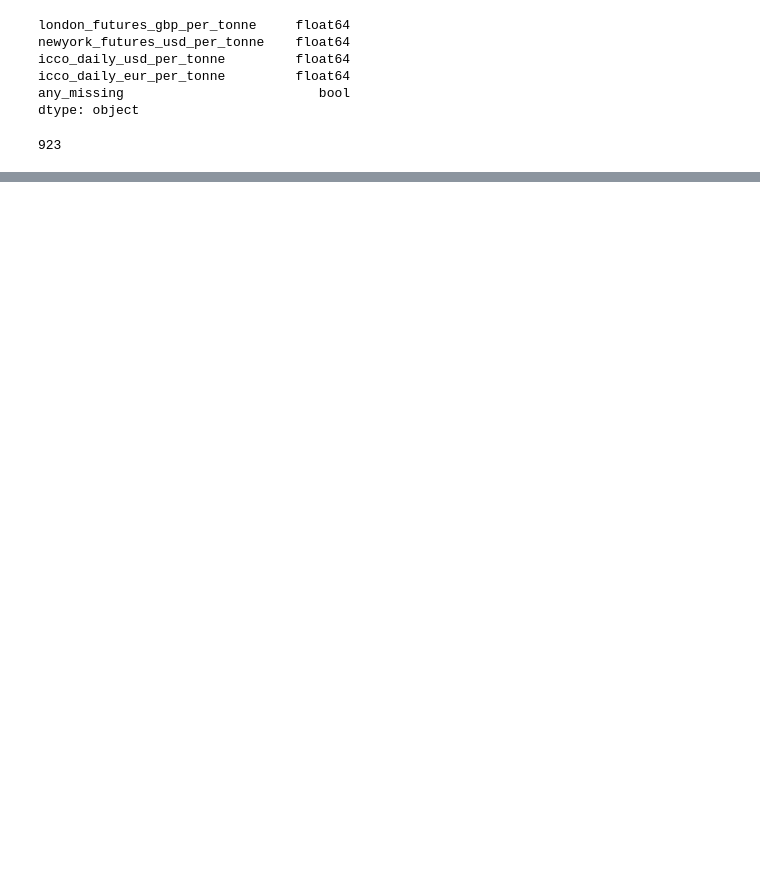
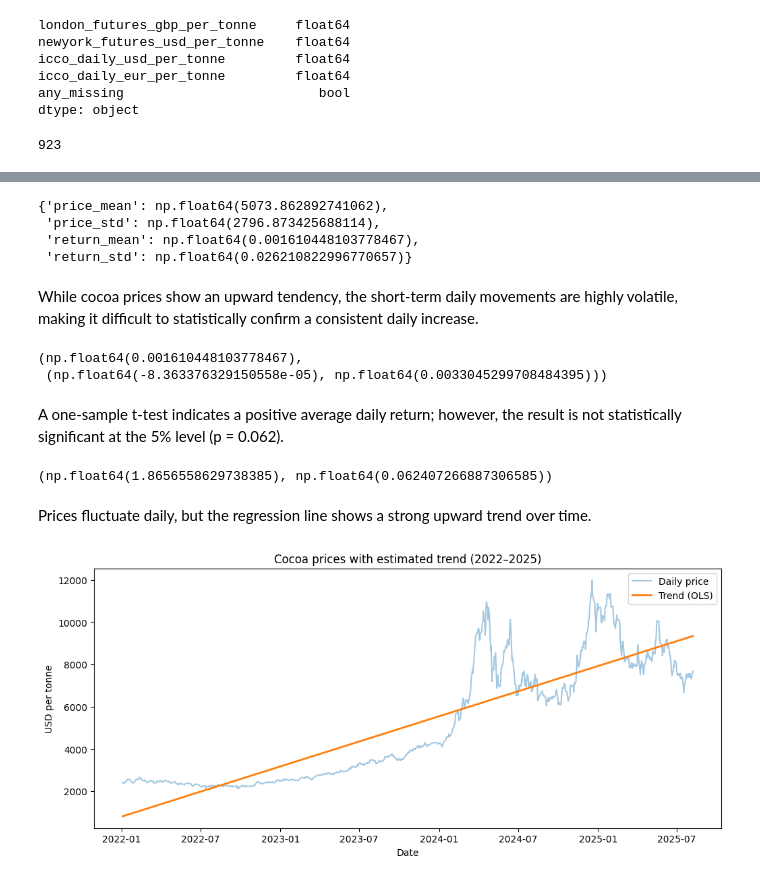
Before and after one commit to Lina060992/Chocolate, a Jupyter notebook: cocoa_prices_2022_2025.ipynb, the cells around one changed output, grey strips where cells are left out. Drawn from its saved outputs; the diff is of its cells as text; code cells hidden in the pictures; blank space fills up the shorter version.

Commit message:
statistics

```diff
--- a/cocoa_prices_2022_2025.ipynb
+++ b/cocoa_prices_2022_2025.ipynb
@@ -212,0 +270,10 @@ df_cocoa_prices.to_sql(
+# %%
+# Load data from PostgreSQL into Python
+df = pd.read_sql(
+    f"SELECT * FROM {schema}.jl_cocoa_prices_2022_2025 ORDER BY \"Date\"",
+    engine
+)
+
+df["Date"] = pd.to_datetime(df["Date"])
+df = df.sort_values("Date")
+df.head()
@@ -212,0 +287,3 @@ df_cocoa_prices.to_sql(
+# %%
+price_col = "icco_daily_usd_per_tonne"
+s = df[price_col].astype(float)
@@ -212,0 +292,5 @@ df_cocoa_prices.to_sql(
+# %%
+# This computes the daily percentage change in cocoa prices:
+df["return"] = df[price_col].pct_change()     # daily percent change
+
+df[["Date", price_col, "return"]].head(10)
@@ -212,0 +319,61 @@ df_cocoa_prices.to_sql(
+# %%
+variation = {
+    "price_mean": df[price_col].mean(),
+    "price_std": df[price_col].std(),
+    "return_mean": df["return"].mean(),
+    "return_std": df["return"].std(),  # daily volatility
+}
+variation
+# %% [output]
+{'price_mean': np.float64(5073.862892741062),
+ 'price_std': np.float64(2796.873425688114),
+ 'return_mean': np.float64(0.001610448103778467),
+ 'return_std': np.float64(0.026210822996770657)}
+# %% [markdown]
+While cocoa prices show an upward tendency, the short-term daily movements are highly volatile, making it difficult to statistically confirm a consistent daily increase.
+# %%
+x = df["return"].dropna().values
+n = len(x)
+mean = x.mean()
+se = x.std(ddof=1) / np.sqrt(n)
+
+alpha = 0.05
+tcrit = stats.t.ppf(1 - alpha/2, df=n-1)
+ci = (mean - tcrit*se, mean + tcrit*se)
+
+mean, ci
+# %% [output]
+(np.float64(0.001610448103778467),
+ (np.float64(-8.363376329150558e-05), np.float64(0.0033045299708484395)))
+# %% [markdown]
+A one-sample t-test indicates a positive average daily return; however, the result is not statistically significant at the 5% level (p = 0.062).
+# %%
+tstat, pval = stats.ttest_1samp(df["return"].dropna(), popmean=0.0)
+tstat, pval
+# %% [output]
+(np.float64(1.8656558629738385), np.float64(0.062407266887306585))
+# %% [markdown]
+Prices fluctuate daily, but the regression line shows a strong upward trend over time.
+# %%
+import matplotlib.pyplot as plt
+import statsmodels.api as sm
+
+df_trend = df.dropna(subset=[price_col]).copy()
+df_trend["t"] = (df_trend["Date"] - df_trend["Date"].min()).dt.days
+
+X = sm.add_constant(df_trend["t"])
+y = df_trend[price_col]
+model = sm.OLS(y, X).fit()
+
+df_trend["trend"] = model.predict(X)
+
+plt.figure(figsize=(12,5))
+plt.plot(df_trend["Date"], df_trend[price_col], label="Daily price", alpha=0.4)
+plt.plot(df_trend["Date"], df_trend["trend"], label="Trend (OLS)", linewidth=2)
+plt.title("Cocoa prices with estimated trend (2022–2025)")
+plt.xlabel("Date")
+plt.ylabel("USD per tonne")
+plt.legend()
+plt.show()
+# %% [output]
+[figure, added]
```
Also changed, not shown: parts of 13 cells of this notebook.
